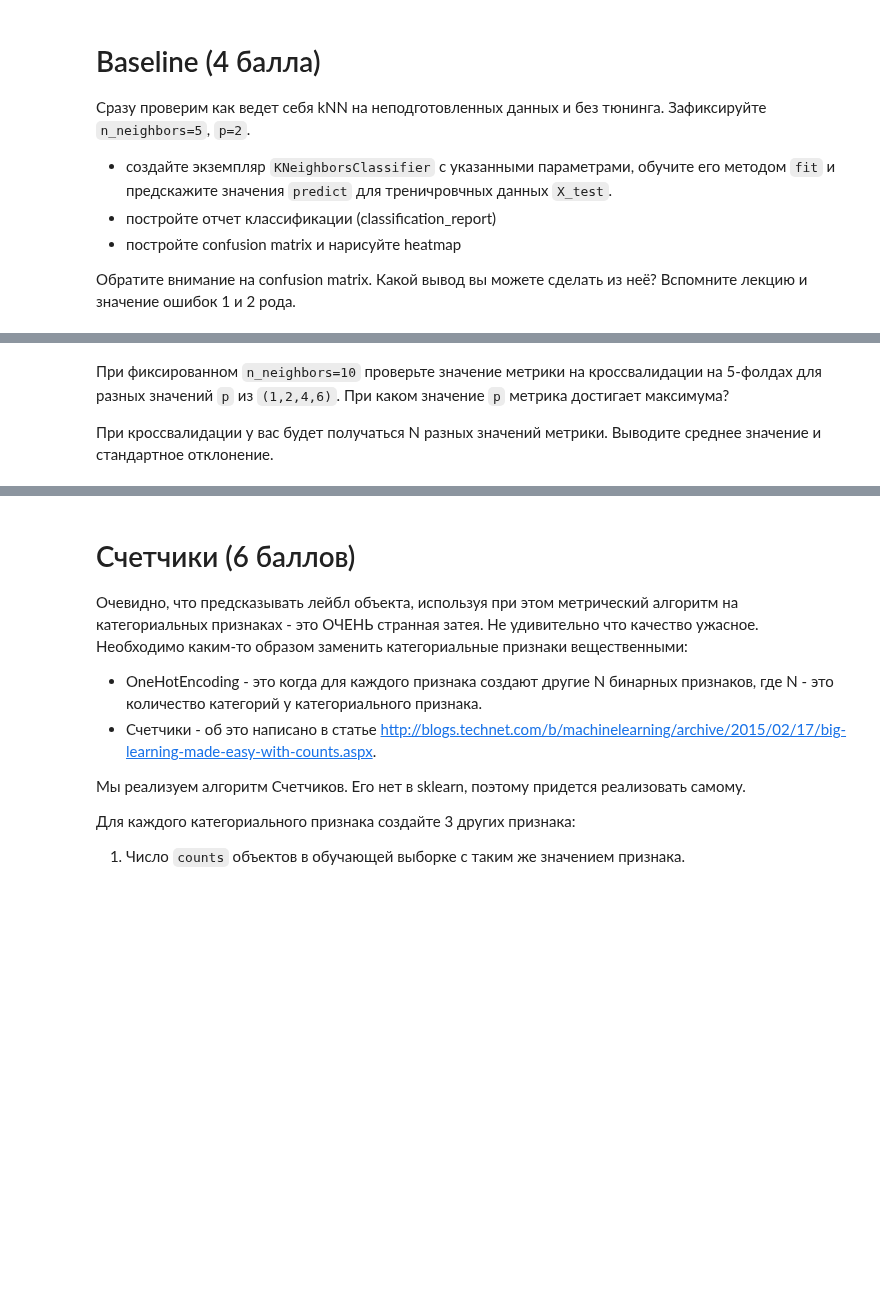
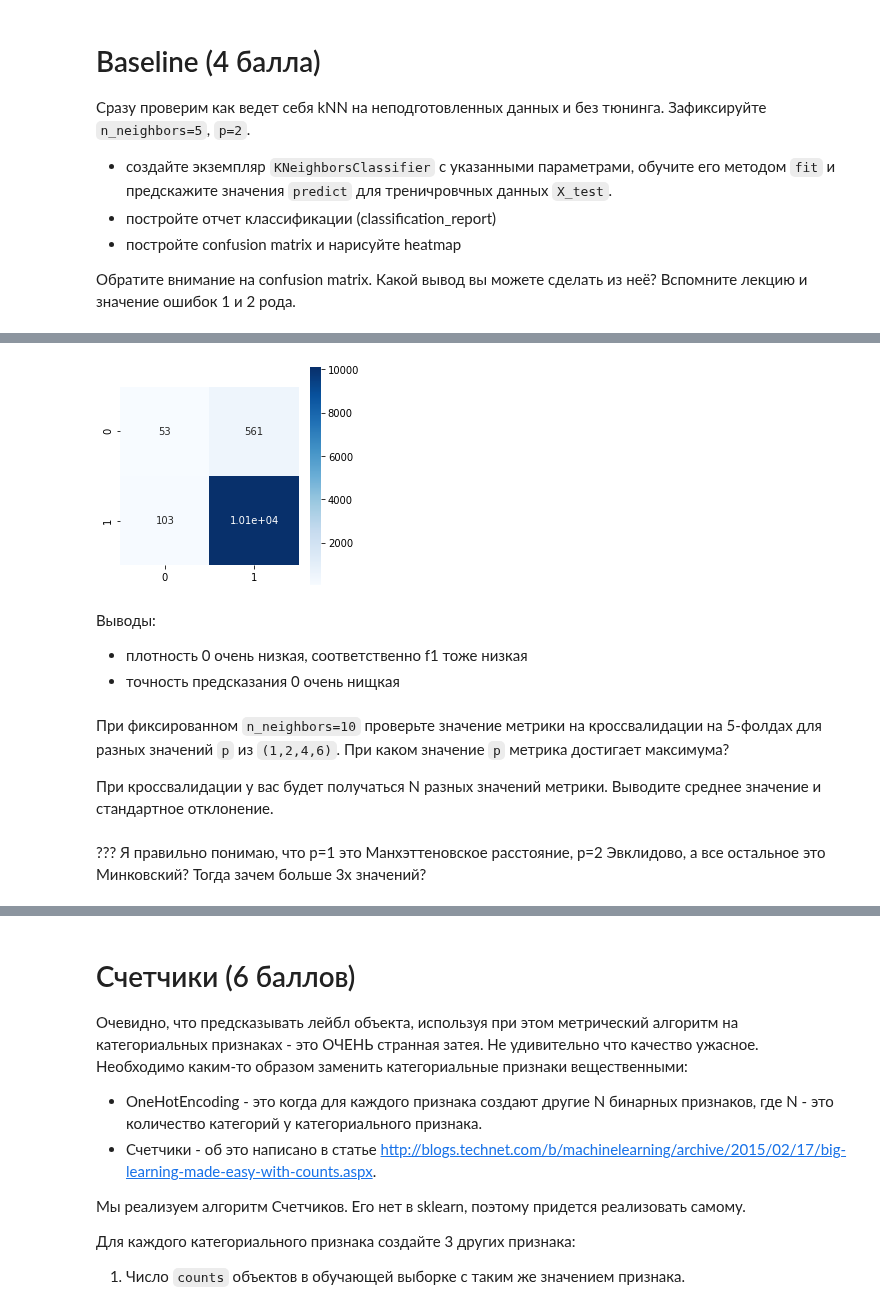
Before and after one commit to D7nis/Course-ML-Classic, a Jupyter notebook: Practice/6. Классификация, kNN/06-01-classification_DDA.ipynb, the cells around one changed output, grey strips where cells are left out. Drawn from its saved outputs; the diff is of its cells as text; code cells hidden in the pictures; blank space fills up the shorter version.

```diff
--- a/Practice/6. Классификация, kNN/06-01-classification_DDA.ipynb
+++ b/Practice/6. Классификация, kNN/06-01-classification_DDA.ipynb
@@ -83,0 +162,8 @@ X_train, X_test, y_train, y_test = train_test_split(X, y, random_state=42, test_
+# %%
+X= df.drop(['ACTION'],axis=1)
+y= df['ACTION']
+# %%
+X_train, X_test, y_train, y_test = train_test_split(X, y, random_state=42, test_size=0.33)
+# %%
+clf = KNeighborsClassifier(n_neighbors=5, p=2)
+clf.fit(X_train, y_train)
@@ -83,0 +174,2 @@ X_train, X_test, y_train, y_test = train_test_split(X, y, random_state=42, test_
+# %%
+y_pred = clf.predict(X_test).astype('int')
@@ -84,4 +188,15 @@ X_train, X_test, y_train, y_test = train_test_split(X, y, random_state=42, test_
+# %%
+plt.figure(figsize=(4,4))
+_ = sns.heatmap(confusion_matrix(y_test, y_pred), cmap=plt.cm.Blues, square=True, annot=True, fmt='.4g')
+# %% [output]
+[figure, added]
+# %% [markdown]
+Выводы:
+- плотность 0 очень низкая, соответственно f1 тоже низкая
+- точность предсказания 0 очень нищкая
 # %% [markdown]
 При фиксированном `n_neighbors=10` проверьте значение метрики на кроссвалидации на 5-фолдах для разных значений `p` из `(1,2,4,6)`. При каком значение `p` метрика достигает максимума?
 
 При кроссвалидации у вас будет получаться N разных значений метрики. Выводите среднее значение и стандартное отклонение.
+# %% [markdown]
+??? Я правильно понимаю, что р=1 это Манхэттеновское расстояние, р=2 Эвклидово, а все остальное это Минковский? Тогда зачем больше 3х значений?
```
Also changed, not shown: parts of 29 cells of this notebook, 2 other files.
